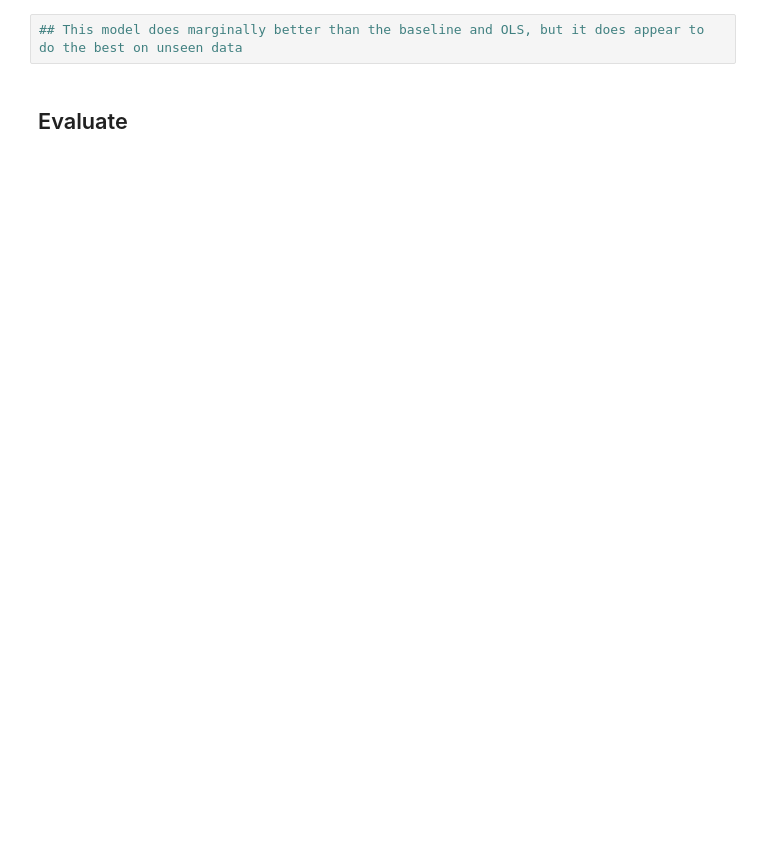
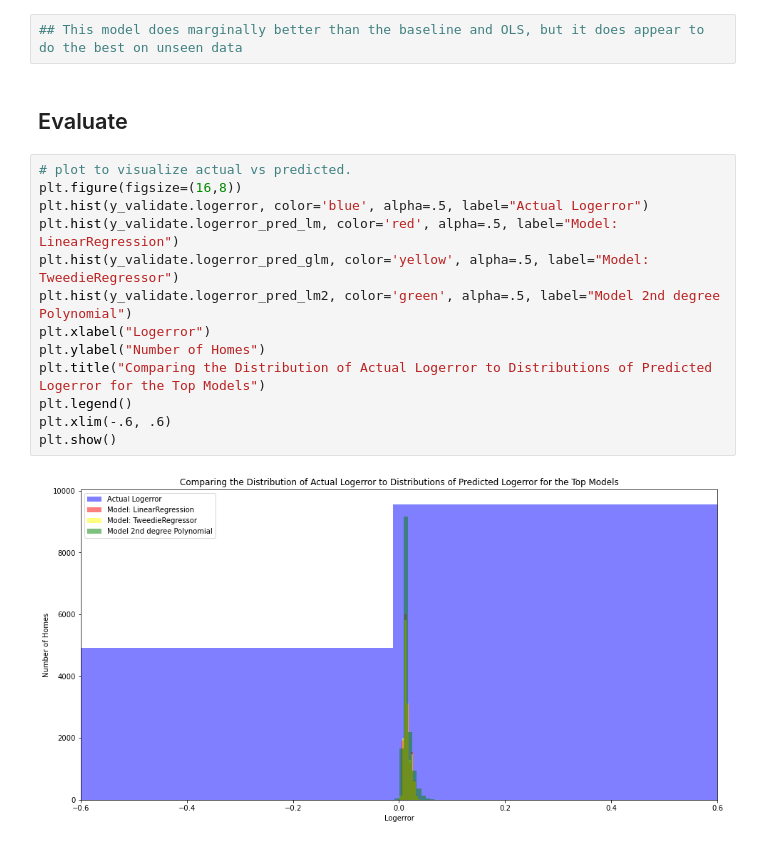
Before and after one commit to davidb-and-john/clustering-project, a Jupyter notebook: final_cluster_model.ipynb, the cells around one changed output. Cells and saved outputs as stored; diff of their text form; blank space fills up the shorter version.

Commit message:
updated regression model

```diff
--- a/final_cluster_model.ipynb
+++ b/final_cluster_model.ipynb
@@ -956,3 +958,18 @@ Validation/Out-of-Sample:  0.1598745258900094
 ## This model does marginally better than the baseline and OLS, but it does appear to do the best on unseen data
 # %% [markdown]
 ## Evaluate
+# %%
+# plot to visualize actual vs predicted.
+plt.figure(figsize=(16,8))
+plt.hist(y_validate.logerror, color='blue', alpha=.5, label="Actual Logerror")
+plt.hist(y_validate.logerror_pred_lm, color='red', alpha=.5, label="Model: LinearRegression")
+plt.hist(y_validate.logerror_pred_glm, color='yellow', alpha=.5, label="Model: TweedieRegressor")
+plt.hist(y_validate.logerror_pred_lm2, color='green', alpha=.5, label="Model 2nd degree Polynomial")
+plt.xlabel("Logerror")
+plt.ylabel("Number of Homes")
+plt.title("Comparing the Distribution of Actual Logerror to Distributions of Predicted Logerror for the Top Models")
+plt.legend()
+plt.xlim(-.6, .6)
+plt.show()
+# %% [output]
+[figure, added]
```
Also changed, not shown: parts of 29 cells of this notebook, 1 other file.
